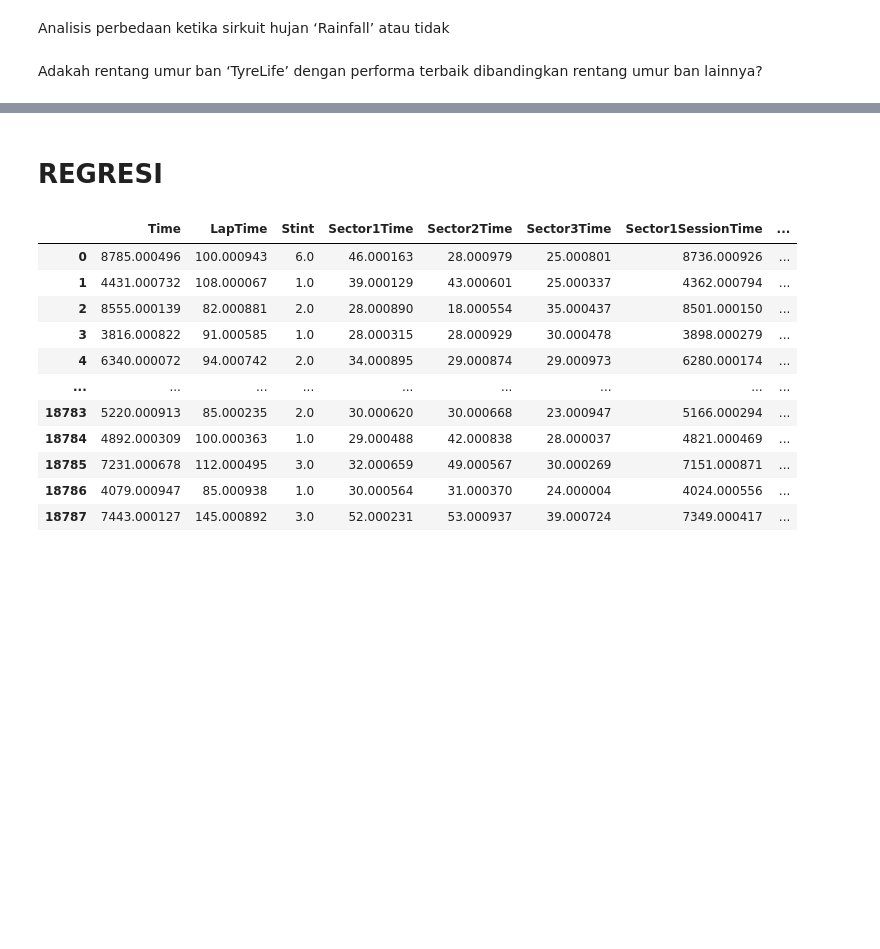
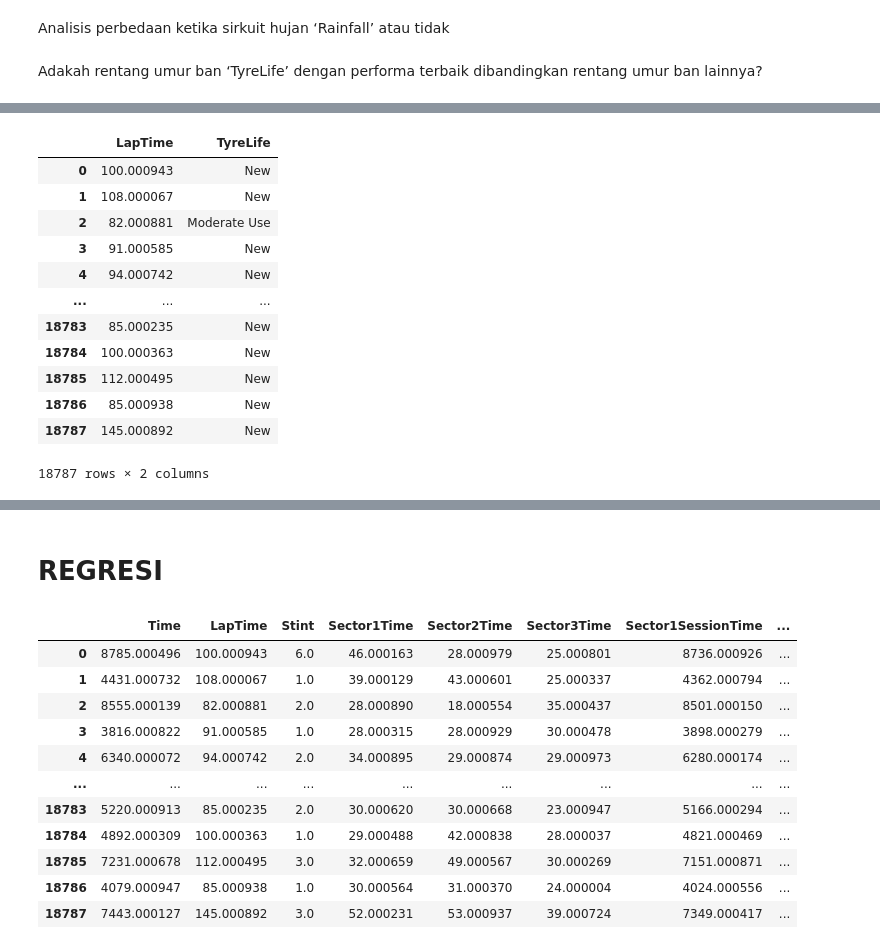
Before and after one commit to F1-biasa-aja/F1-kasdd, a Jupyter notebook: F1 Biasa Aja.ipynb, the cells around one changed output, grey strips where cells are left out. Saved outputs shown, nothing was run; the diff lists cells and outputs as text; code cells hidden in the pictures; blank space fills up the shorter version.

```diff
--- a/F1 Biasa Aja.ipynb
+++ b/F1 Biasa Aja.ipynb
@@ -382,0 +409,17 @@ Adakah rentang umur ban ‘TyreLife’ dengan performa terbaik dibandingkan rent
+# %%
+tyre_life_performance['TyreLife'] = tyre_life_performance['TyreLife'].apply(categorize_tyrelife)
+tyre_life_performance
+# %% [output]
+|  | LapTime | TyreLife |
+| 0 | 100.000943 | New |
+| 1 | 108.000067 | New |
+| 2 | 82.000881 | Moderate Use |
+| 3 | 91.000585 | New |
+| 4 | 94.000742 | New |
+| ... | ... | ... |
+| 18783 | 85.000235 | New |
+| 18784 | 100.000363 | New |
+| 18785 | 112.000495 | New |
+| 18786 | 85.000938 | New |
+| 18787 | 145.000892 | New |
+18787 rows × 2 columns
```
Also changed, not shown: parts of 7 cells of this notebook.
